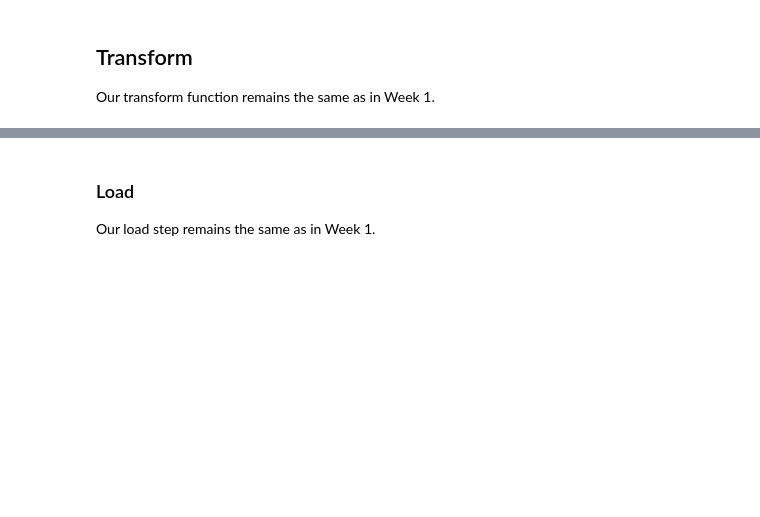
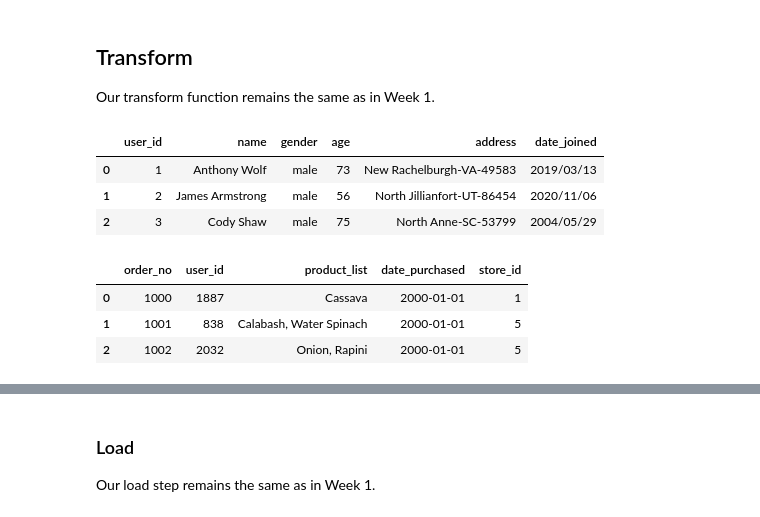
Before and after one commit to BusangM/data_science_journey, a Jupyter notebook: week2/wtc_week2_de_SHARED.ipynb, the cells around one changed output, grey strips where cells are left out. Drawn from its saved outputs; the diff is of its cells as text; code cells hidden in the pictures; blank space fills up the shorter version.

```diff
--- a/week2/wtc_week2_de_SHARED.ipynb
+++ b/week2/wtc_week2_de_SHARED.ipynb
@@ -133,6 +162,20 @@ df_orders.head()
 ## Transform
 
 Our transform function remains the same as in Week 1.
+# %%
+df_users.head(3)
+# %% [output]
+|  | user_id | name | gender | age | address | date_joined |
+| 0 | 1 | Anthony Wolf | male | 73 | New Rachelburgh-VA-49583 | 2019/03/13 |
+| 1 | 2 | James Armstrong | male | 56 | North Jillianfort-UT-86454 | 2020/11/06 |
+| 2 | 3 | Cody Shaw | male | 75 | North Anne-SC-53799 | 2004/05/29 |
+# %%
+df_orders.head(3)
+# %% [output]
+|  | order_no | user_id | product_list | date_purchased | store_id |
+| 0 | 1000 | 1887 | Cassava | 2000-01-01 | 1 |
+| 1 | 1001 | 838 | Calabash, Water Spinach | 2000-01-01 | 5 |
+| 2 | 1002 | 2032 | Onion, Rapini | 2000-01-01 | 5 |
 # %%
 def transform(users: pd.DataFrame, orders: pd.DataFrame) -> pd.DataFrame:
   """
```
Also changed, not shown: parts of 7 cells of this notebook, 4 other files.
